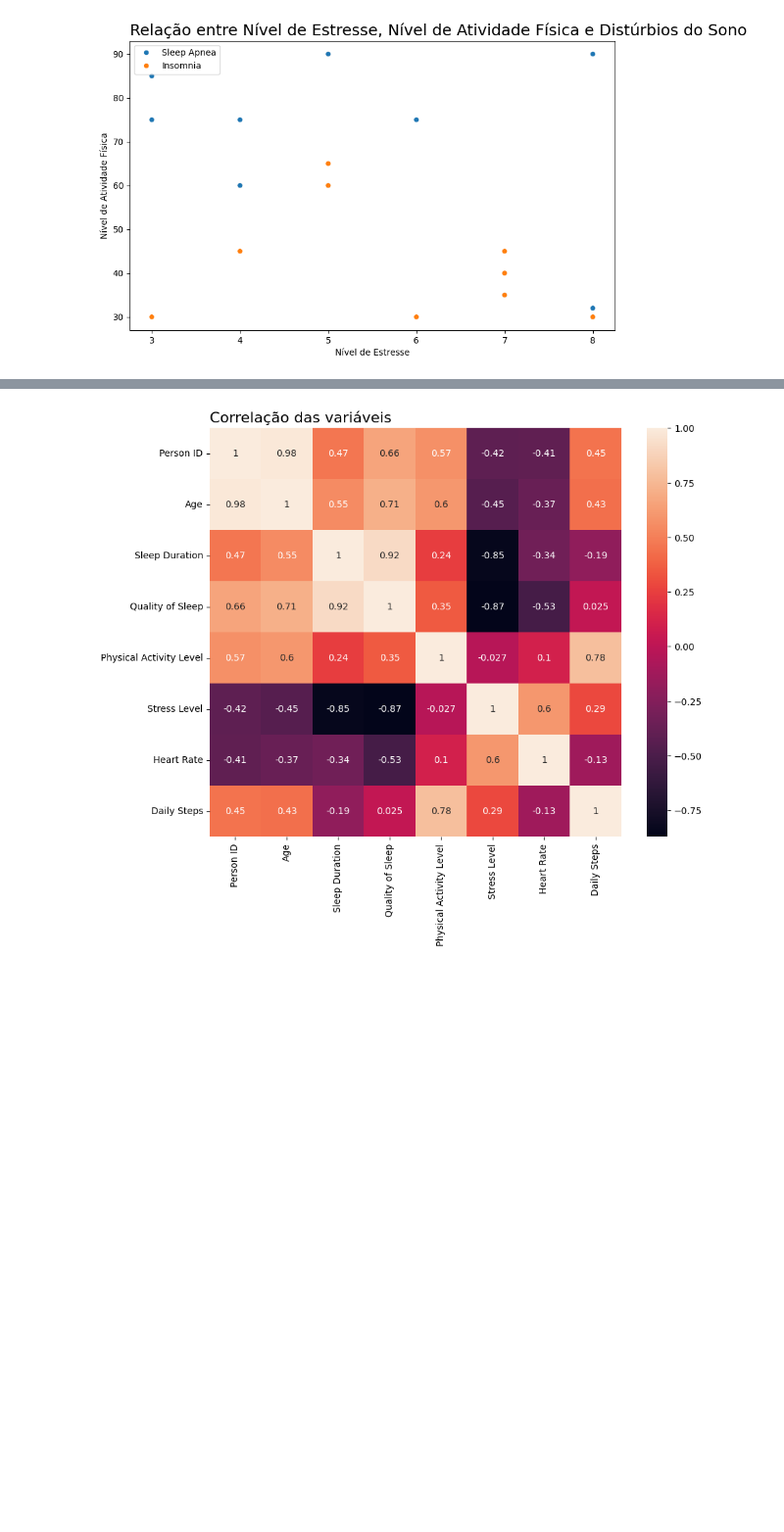
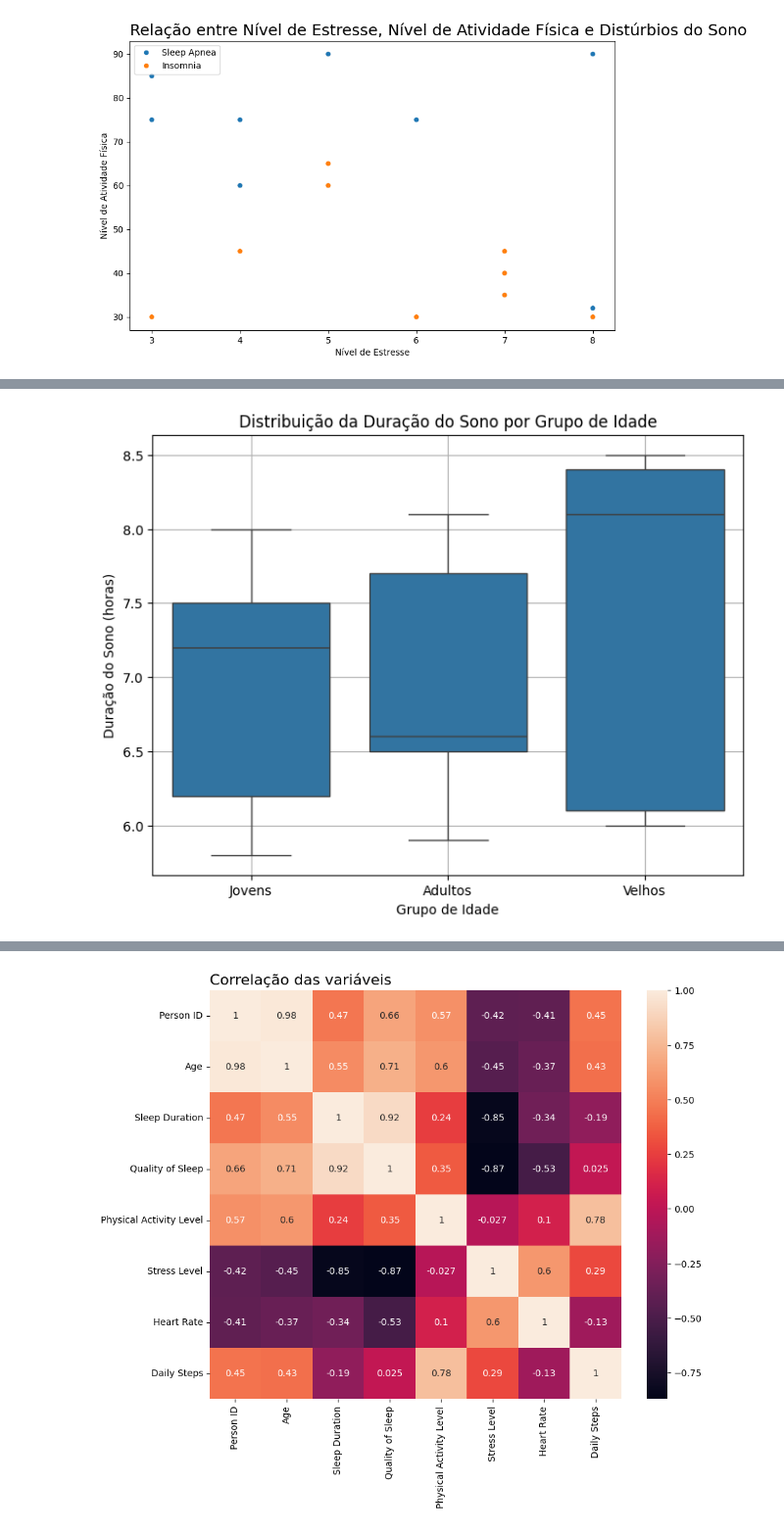
Before and after one commit to AndrielHenrique/Analise-de-Dados, a Jupyter notebook: base02.ipynb, the cells around one changed output, grey strips where cells are left out. Shown: that part at 98% size. Saved outputs shown, nothing was run; the diff lists cells and outputs as text; code cells hidden in the pictures; blank space fills up the shorter version.

```diff
--- a/base02.ipynb
+++ b/base02.ipynb
@@ -391,0 +497,10 @@ Correlação entre Idade e Duração do Sono: 0.34
+# %%
+plt.figure(figsize=(8, 6))
+sns.boxplot(data=df, x='Age_Group', y='Sleep Duration', order=labels)
+plt.title("Distribuição da Duração do Sono por Grupo de Idade")
+plt.xlabel("Grupo de Idade")
+plt.ylabel("Duração do Sono (horas)")
+plt.grid(True)
+plt.show()
+# %% [output]
+[figure, added]
```
Also changed, not shown: parts of 30 cells of this notebook.
